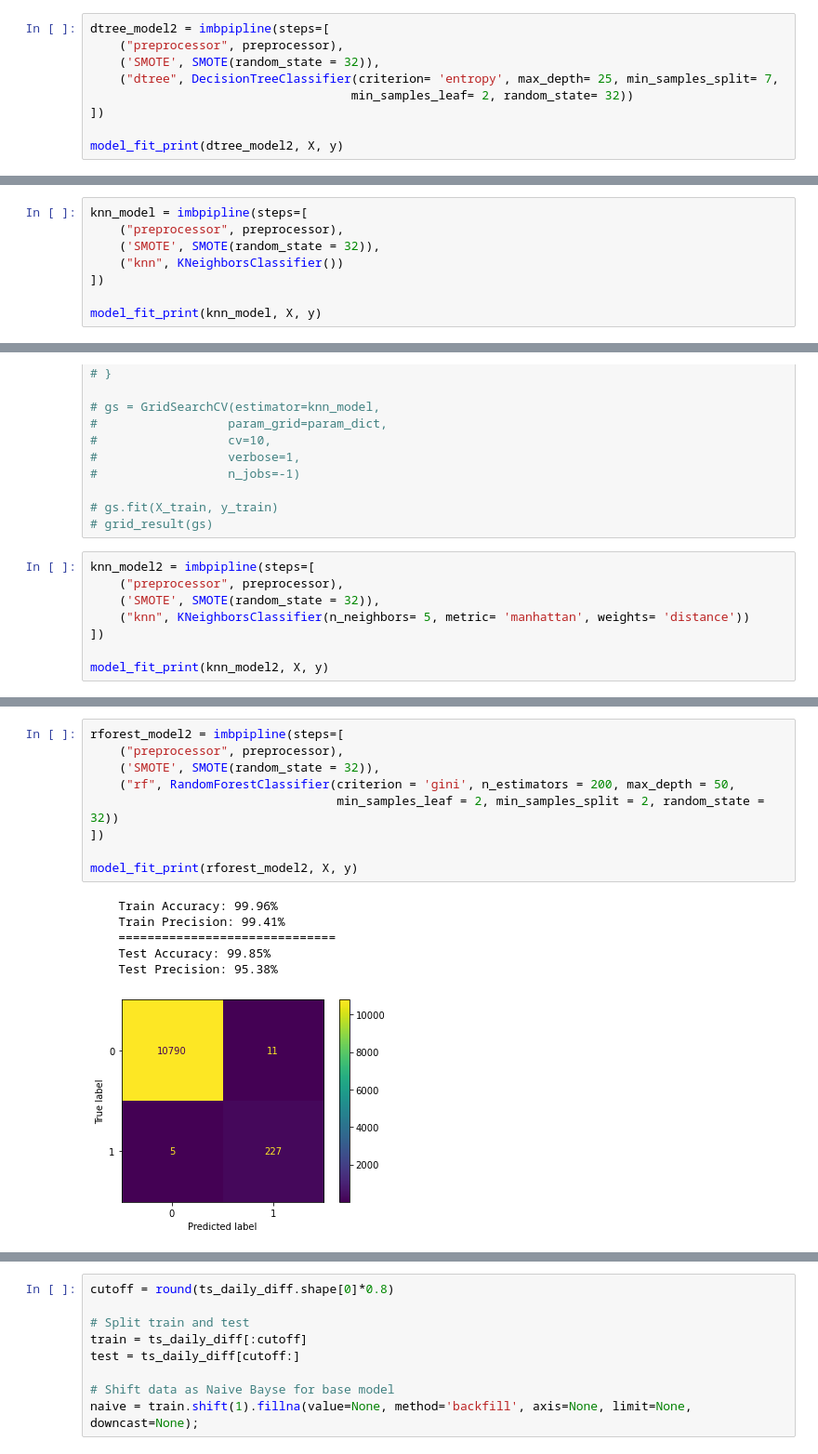
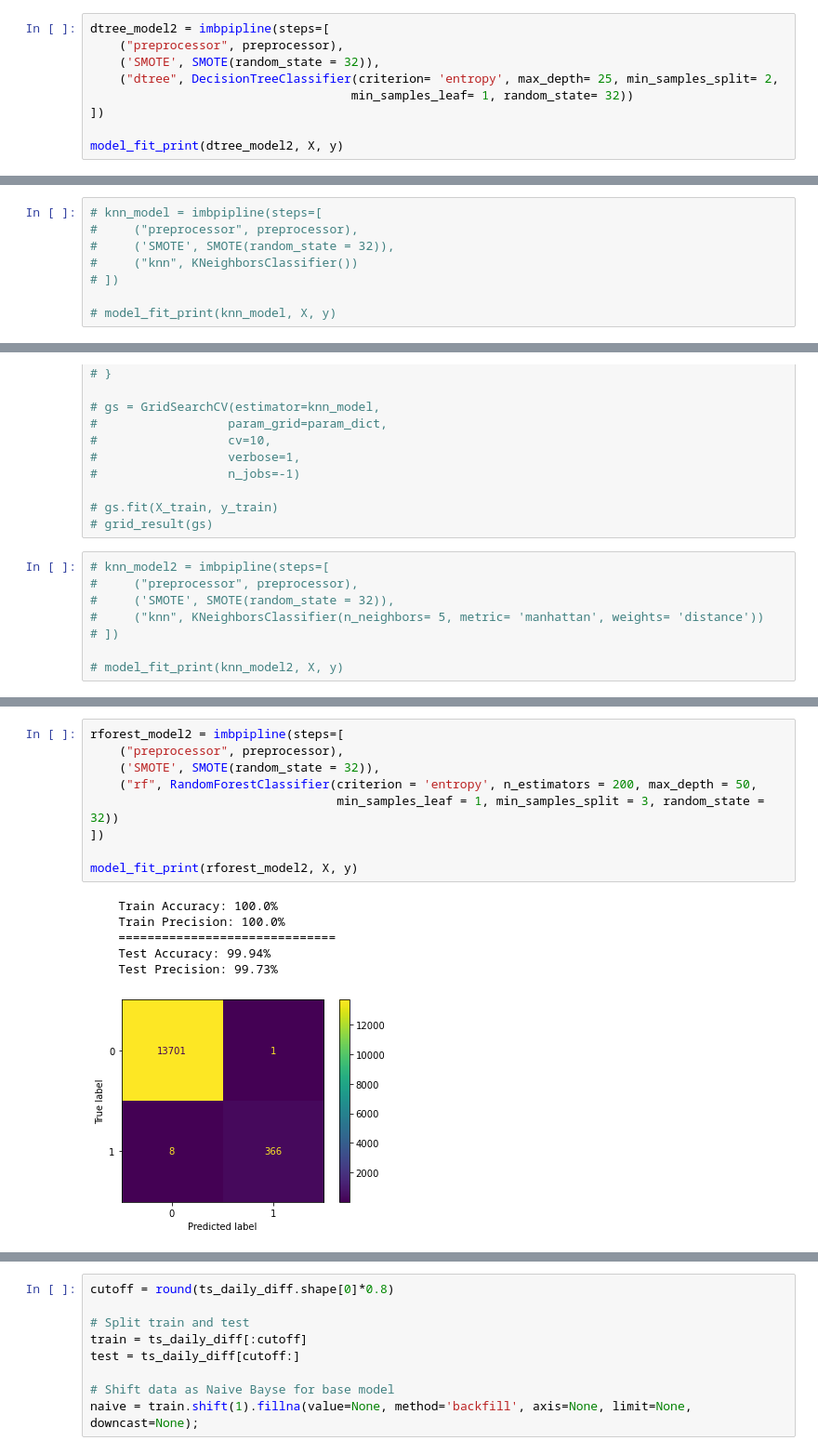
Before and after one commit to cjunhyuk/Kayak_Price_Analysis, a Jupyter notebook: Modeling.ipynb, the cells around one changed output, grey strips where cells are left out. Shown at 93% size. Cells and saved outputs as stored; diff of their text form.

```diff
--- a/Modeling.ipynb
+++ b/Modeling.ipynb
@@ -363,8 +364,8 @@ These scores are extremely good and the overfitting has been resolved!
 dtree_model2 = imbpipline(steps=[
     ("preprocessor", preprocessor),
     ('SMOTE', SMOTE(random_state = 32)),
-    ("dtree", DecisionTreeClassifier(criterion= 'entropy', max_depth= 25, min_samples_split= 7,
-                                    min_samples_leaf= 2, random_state= 32))
+    ("dtree", DecisionTreeClassifier(criterion= 'entropy', max_depth= 25, min_samples_split= 2,
+                                    min_samples_leaf= 1, random_state= 32))
 ])
 
 model_fit_print(dtree_model2, X, y)
@@ -378,8 +379,8 @@ model_fit_print(dtree_model2, X, y)
 # %%
-knn_model = imbpipline(steps=[
-    ("preprocessor", preprocessor),
-    ('SMOTE', SMOTE(random_state = 32)),
-    ("knn", KNeighborsClassifier())
-])
+# knn_model = imbpipline(steps=[
+#     ("preprocessor", preprocessor),
+#     ('SMOTE', SMOTE(random_state = 32)),
+#     ("knn", KNeighborsClassifier())
+# ])
 
-model_fit_print(knn_model, X, y)
+# model_fit_print(knn_model, X, y)
@@ -407,10 +401,10 @@ model_fit_print(knn_model, X, y)
 # gs.fit(X_train, y_train)
 # grid_result(gs)
 # %%
-knn_model2 = imbpipline(steps=[
-    ("preprocessor", preprocessor),
-    ('SMOTE', SMOTE(random_state = 32)),
-    ("knn", KNeighborsClassifier(n_neighbors= 5, metric= 'manhattan', weights= 'distance'))
-])
+# knn_model2 = imbpipline(steps=[
+#     ("preprocessor", preprocessor),
+#     ('SMOTE', SMOTE(random_state = 32)),
+#     ("knn", KNeighborsClassifier(n_neighbors= 5, metric= 'manhattan', weights= 'distance'))
+# ])
 
-model_fit_print(knn_model2, X, y)
+# model_fit_print(knn_model2, X, y)
@@ -463,16 +497,16 @@ model_fit_print(rforest_model, X, y)
 # %%
 rforest_model2 = imbpipline(steps=[
     ("preprocessor", preprocessor),
     ('SMOTE', SMOTE(random_state = 32)),
-    ("rf", RandomForestClassifier(criterion = 'gini', n_estimators = 200, max_depth = 50,
-                                  min_samples_leaf = 2, min_samples_split = 2, random_state = 32))
+    ("rf", RandomForestClassifier(criterion = 'entropy', n_estimators = 200, max_depth = 50,
+                                  min_samples_leaf = 1, min_samples_split = 3, random_state = 32))
 ])
 
 model_fit_print(rforest_model2, X, y)
 # %% [output]
-    Train Accuracy: 99.96%
-    Train Precision: 99.41%
+    Train Accuracy: 100.0%
+    Train Precision: 100.0%
     ==============================
-    Test Accuracy: 99.85%
-    Test Precision: 95.38%
+    Test Accuracy: 99.94%
+    Test Precision: 99.73%
-[figure, old version]
+[figure, new version]
```
Also changed, not shown: parts of 37 cells of this notebook, 1 other file.
